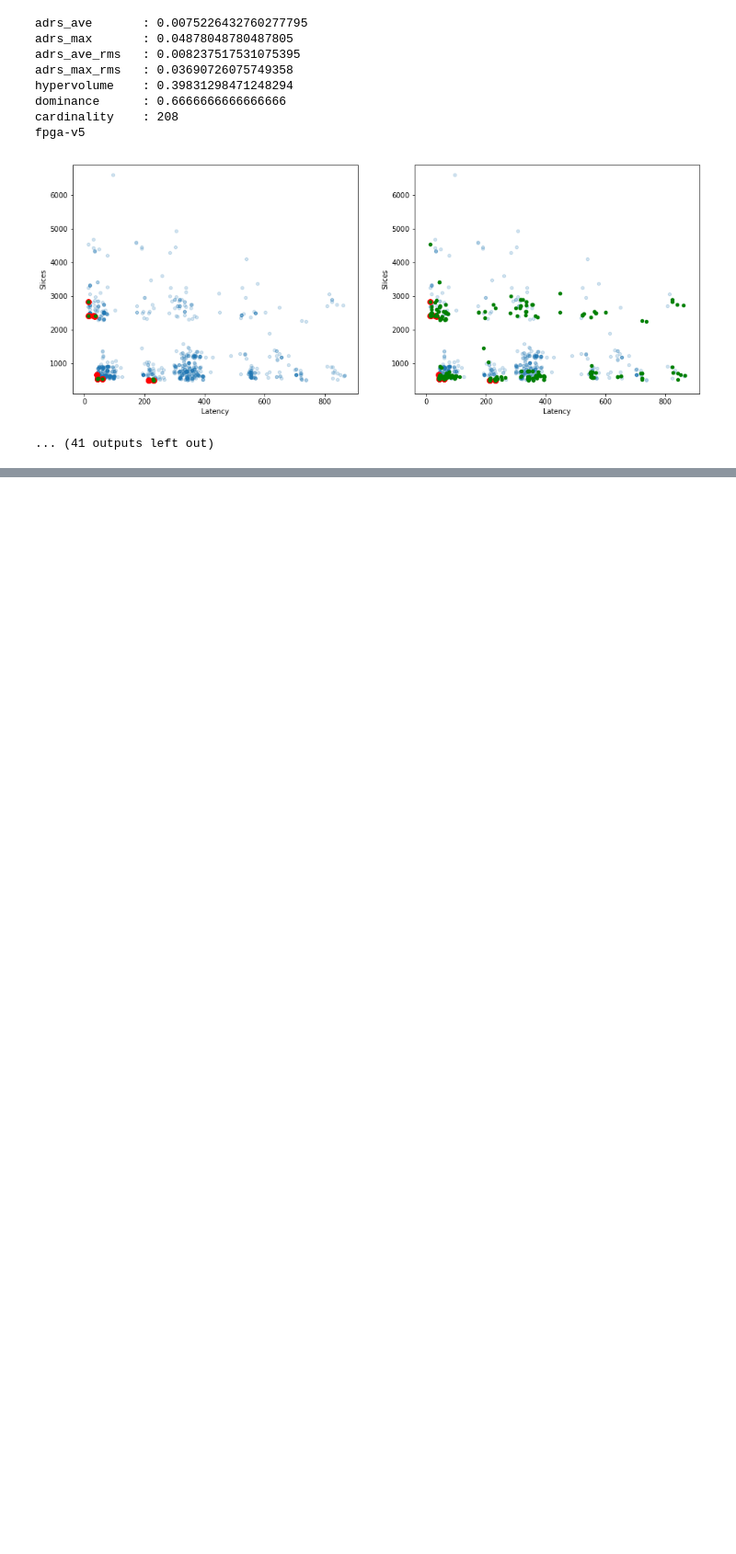
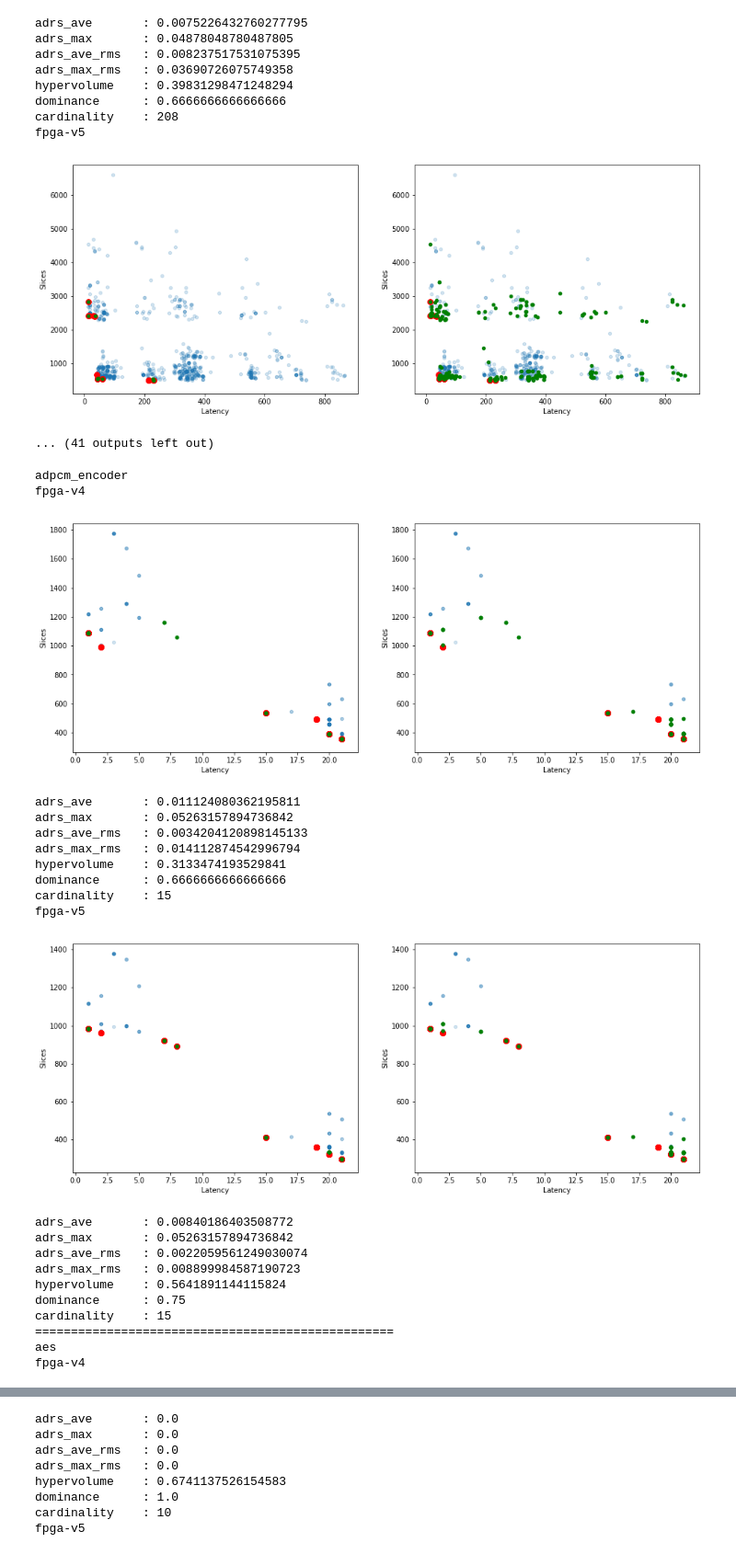
Before and after one commit to freelsn/dse-scripts, a Jupyter notebook: IN-PROGRESS/trade-off-prediction/plot trade off.ipynb, the cells around one changed output, grey strips where cells are left out. Shown at 92% size. Saved outputs shown, nothing was run; the diff lists cells and outputs as text; code cells hidden in the pictures; blank space fills up the shorter version.

```diff
--- a/IN-PROGRESS/trade-off-prediction/plot trade off.ipynb
+++ b/IN-PROGRESS/trade-off-prediction/plot trade off.ipynb
@@ -71,13 +78,20 @@ fpga-v5
 ... (41 outputs left out)
 # %%
 %%time
-for benchmark in benchmarks:
-    print(benchmark)
-    print('fpga-v4')
-    print_results(DirectMapping.main(gd.data_v4[benchmark], plot_figure=True, display_table=False, with_tolerance=0.1))
-    print('fpga-v5')
-    print_results(DirectMapping.main(gd.data_v5[benchmark], plot_figure=True, display_table=False, with_tolerance=0.1))
-    print(50 * '=')
+with open('direct_mapping_v4_tolerance_0.1.csv', 'w') as f4, open('direct_mapping_v5_tolerance_0.1.csv', 'w') as f5:
+    f4.write('benchmark,adrs_ave,adrs_max,adrs_ave_rms,adrs_max_rms,hypervolume,dominance,cardinality\n')
+    f5.write('benchmark,adrs_ave,adrs_max,adrs_ave_rms,adrs_max_rms,hypervolume,dominance,cardinality\n')
+    for benchmark in benchmarks:
+        print(benchmark)
+        print('fpga-v4')
+        v4 = DirectMapping.main(gd.data_v4[benchmark], plot_figure=True, display_table=False, with_tolerance=0.1)
+        print_results(v4)
+        print('fpga-v5')
+        v5 = DirectMapping.main(gd.data_v5[benchmark], plot_figure=True, display_table=False, with_tolerance=0.1)
+        print_results(v5)
+        print(50 * '=')
+        f4.write(benchmark + ',' + ','.join([f'{i:.4f}' for i in v4.values()]) + '\n')
+        f5.write(benchmark + ',' + ','.join([f'{i:.4f}' for i in v5.values()]) + '\n')
 # %% [output]
 adpcm_encoder
 fpga-v4
@@ -132,3 +146,42 @@ cardinality    : 208
 fpga-v5
 [figure]
 ... (41 outputs left out)
+# %%
+%%time
+with open('direct_mapping_v4_tolerance_0.05.csv', 'w') as f4, open('direct_mapping_v5_tolerance_0.05.csv', 'w') as f5:
+    f4.write('benchmark,adrs_ave,adrs_max,adrs_ave_rms,adrs_max_rms,hypervolume,dominance,cardinality\n')
+    f5.write('benchmark,adrs_ave,adrs_max,adrs_ave_rms,adrs_max_rms,hypervolume,dominance,cardinality\n')
+    for benchmark in benchmarks:
+        print(benchmark)
+        print('fpga-v4')
+        v4 = DirectMapping.main(gd.data_v4[benchmark], plot_figure=True, display_table=False, with_tolerance=0.05)
+        print_results(v4)
+        print('fpga-v5')
+        v5 = DirectMapping.main(gd.data_v5[benchmark], plot_figure=True, display_table=False, with_tolerance=0.05)
+        print_results(v5)
+        print(50 * '=')
+        f4.write(benchmark + ',' + ','.join([f'{i:.4f}' for i in v4.values()]) + '\n')
+        f5.write(benchmark + ',' + ','.join([f'{i:.4f}' for i in v5.values()]) + '\n')
+# %% [output]
+adpcm_encoder
+fpga-v4
+[figure, added]
+adrs_ave       : 0.011124080362195811
+adrs_max       : 0.05263157894736842
+adrs_ave_rms   : 0.0034204120898145133
+adrs_max_rms   : 0.014112874542996794
+hypervolume    : 0.3133474193529841
+dominance      : 0.6666666666666666
+cardinality    : 15
+fpga-v5
+[figure, added]
+adrs_ave       : 0.00840186403508772
+adrs_max       : 0.05263157894736842
+adrs_ave_rms   : 0.0022059561249030074
+adrs_max_rms   : 0.008899984587190723
+hypervolume    : 0.5641891144115824
+dominance      : 0.75
+cardinality    : 15
+==================================================
+aes
+fpga-v4
@@ -134,0 +189,8 @@ fpga-v5
+adrs_ave       : 0.0
+adrs_max       : 0.0
+adrs_ave_rms   : 0.0
+adrs_max_rms   : 0.0
+hypervolume    : 0.6741137526154583
+dominance      : 1.0
+cardinality    : 10
+fpga-v5
```
Also changed, not shown: parts of 2 cells of this notebook, 14 other files.
